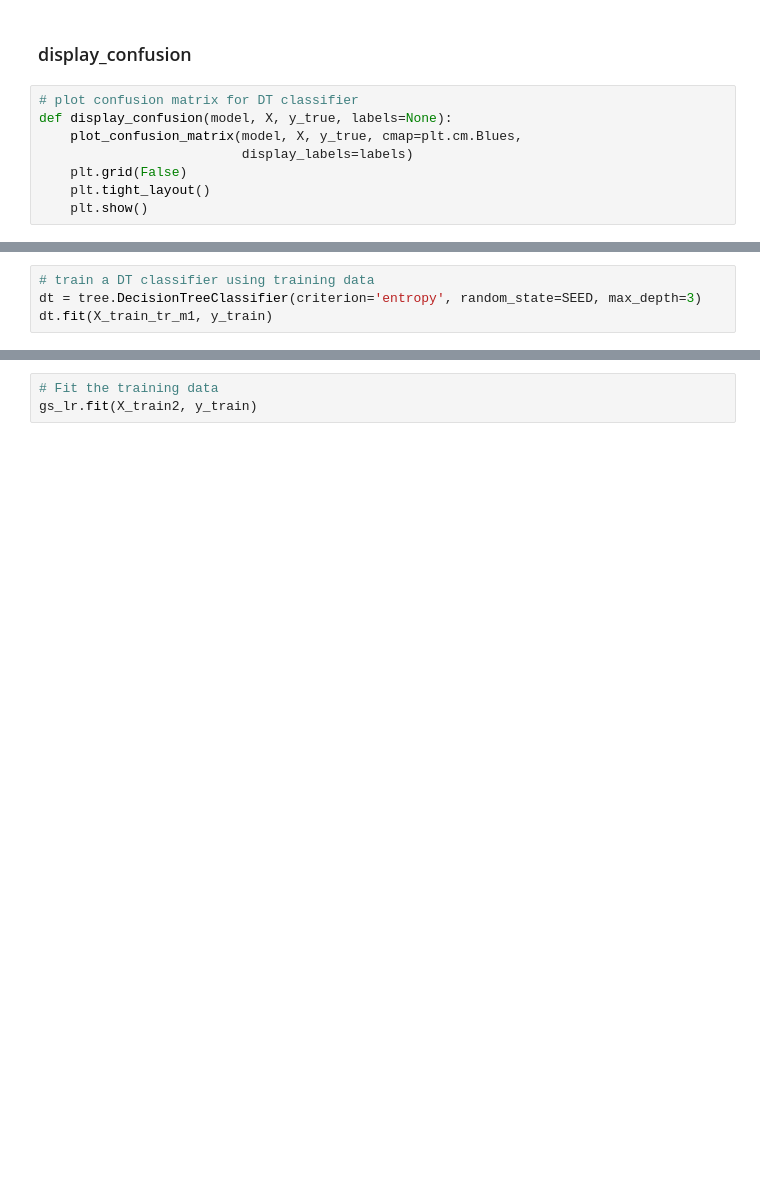
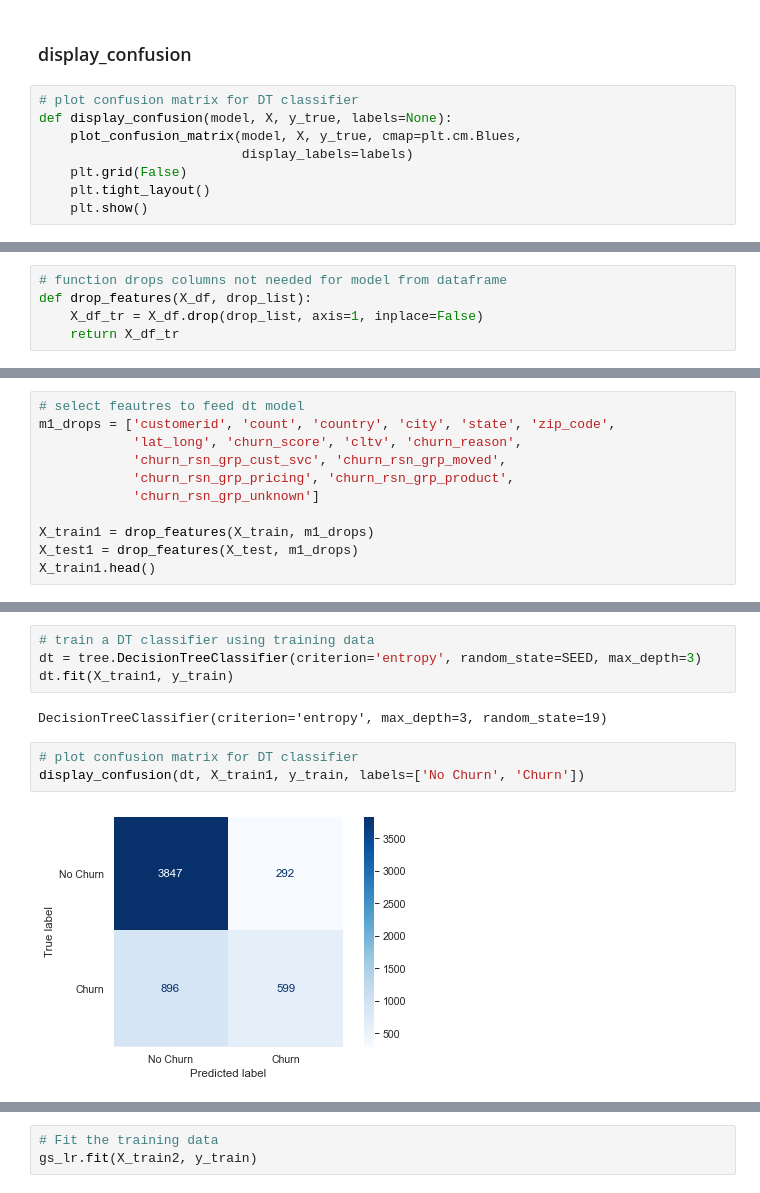
Before and after one commit to cutterback/p03-telco-churn-model, a Jupyter notebook: Telco-Churn-Classification-Model.ipynb, the cells around one changed output, grey strips where cells are left out. Saved outputs shown, nothing was run; the diff lists cells and outputs as text; blank space fills up the shorter version.

```diff
--- a/Telco-Churn-Classification-Model.ipynb
+++ b/Telco-Churn-Classification-Model.ipynb
@@ -618,4 +563,0 @@ X_train_tr_m1.head()
-# %%
-# train a DT classifier using training data
-dt = tree.DecisionTreeClassifier(criterion='entropy', random_state=SEED, max_depth=3)
-dt.fit(X_train_tr_m1, y_train)
@@ -701,0 +566,5 @@ grid_dict = {0: 'Logistic Regression',
+# %%
+# function drops columns not needed for model from dataframe
+def drop_features(X_df, drop_list):
+    X_df_tr = X_df.drop(drop_list, axis=1, inplace=False)
+    return X_df_tr
@@ -701,0 +653,11 @@ grid_dict = {0: 'Logistic Regression',
+# %%
+# select feautres to feed dt model
+m1_drops = ['customerid', 'count', 'country', 'city', 'state', 'zip_code',
+            'lat_long', 'churn_score', 'cltv', 'churn_reason',
+            'churn_rsn_grp_cust_svc', 'churn_rsn_grp_moved',
+            'churn_rsn_grp_pricing', 'churn_rsn_grp_product',
+            'churn_rsn_grp_unknown']
+
+X_train1 = drop_features(X_train, m1_drops)
+X_test1 = drop_features(X_test, m1_drops)
+X_train1.head()
@@ -701,0 +671,11 @@ grid_dict = {0: 'Logistic Regression',
+# %%
+# train a DT classifier using training data
+dt = tree.DecisionTreeClassifier(criterion='entropy', random_state=SEED, max_depth=3)
+dt.fit(X_train1, y_train)
+# %% [output]
+DecisionTreeClassifier(criterion='entropy', max_depth=3, random_state=19)
+# %%
+# plot confusion matrix for DT classifier
+display_confusion(dt, X_train1, y_train, labels=['No Churn', 'Churn'])
+# %% [output]
+[figure, added]
```
Also changed, not shown: parts of 79 cells of this notebook, 2 other files.
